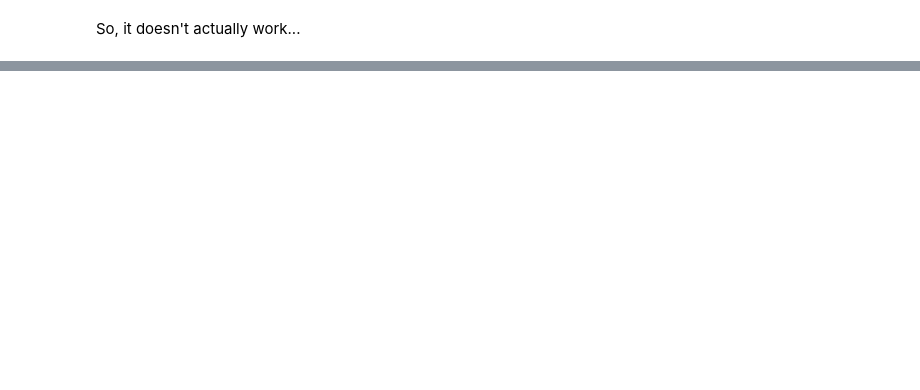
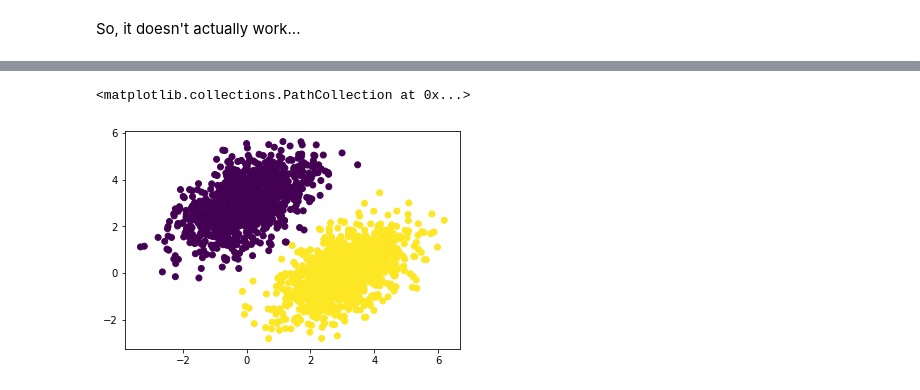
Before and after one commit to aenfield/DeepLearningWithPython, a Jupyter notebook: 2ndEd_TensorFlow.ipynb, the cells around one changed output, grey strips where cells are left out. Cells and saved outputs as stored; diff of their text form; code cells hidden in the pictures; blank space fills up the shorter version.

```diff
--- a/2ndEd_TensorFlow.ipynb
+++ b/2ndEd_TensorFlow.ipynb
@@ -237,0 +363,9 @@ So, it doesn't actually work...
+# %%
+input_dim = 2 # inputs are 2D points
+output_dim = 1 # output is a single score per sample, close to 0 if pred. to be clas 0, close to 1 for class 1
+# %%
+W = tf.Variable(initial_value=tf.random.uniform(shape=(input_dim, output_dim)))
+b = tf.Variable(initial_value=tf.zeros(shape=(output_dim,)))
+# %%
+def model(inputs):
+    return tf.matmul(inputs, W) + b
@@ -237,0 +409,6 @@ So, it doesn't actually work...
+# %%
+predictions = model(inputs)
+plt.scatter(inputs[:, 0], inputs[:, 1], c=predictions[:, 0] > 0.5)
+# %% [output]
+<matplotlib.collections.PathCollection at 0x...>
+[figure, added]
```
Also changed, not shown: parts of 37 cells of this notebook.
